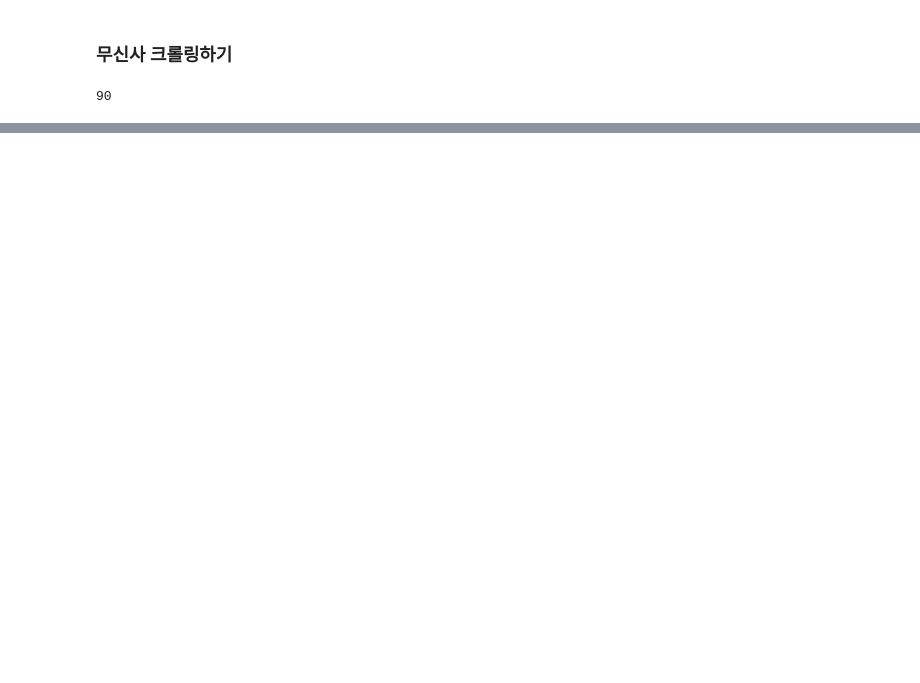
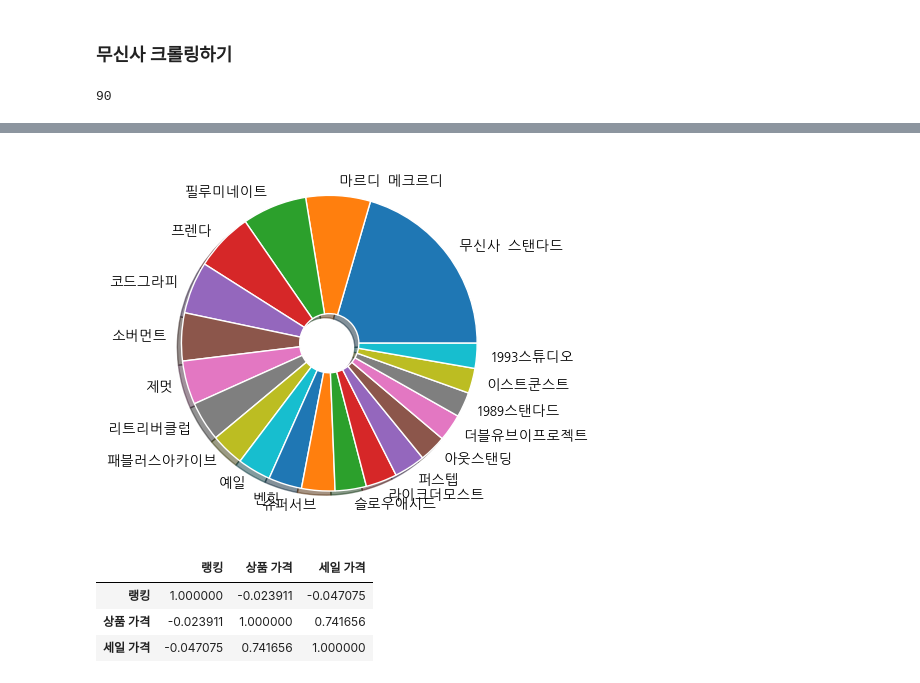
Before and after one commit to KangJeongTaek/pythonPractice, a Jupyter notebook: 무신사_크롤링/Lets.ipynb, the cells around one changed output, grey strips where cells are left out. Saved outputs shown, nothing was run; the diff lists cells and outputs as text; code cells hidden in the pictures; blank space fills up the shorter version.

```diff
--- a/무신사_크롤링/Lets.ipynb
+++ b/무신사_크롤링/Lets.ipynb
@@ -9,3 +13,9 @@ import requests
+# %%
+from matplotlib import rcParams,font_manager,rc
+font_path = 'C:/Windows/Fonts/NanumGothicCoding.ttf' #나눔고딕코딩체
+font_name = font_manager.FontProperties(fname=font_path).get_name() # 실제 설치된 폰트 이름 조회
+rc('font',family=font_name) # 한글깨짐 현상 해결!!
+rcParams['axes.unicode_minus'] = False # 한글 사용시 마이너스가 표시가 깨지는 걸 방지
 # %%
 driver = webdriver.Chrome()
 driver.get('https://www.musinsa.com/categories/item/001005?d_cat_cd=001005&brand=&list_kind=small&sort=pop_category&sub_sort=&page=2&display_cnt=90&exclusive_yn='\
@@ -60,0 +162,2 @@ df_musinsa = pd.DataFrame(data={'브랜드':pro_brnad_list,'제품명':pro_title
+# %%
+df_musinsa_top = pd.read_excel('./data/2024_03_21_무신사_맨투맨스웨트셔츠_판매순.xlsx')
@@ -60,0 +174,9 @@ df_musinsa = pd.DataFrame(data={'브랜드':pro_brnad_list,'제품명':pro_title
+# %%
+wedgeProps = {'width' : 0.8, 'edgecolor' : 'w', 'linewidth': 1}
+pie = df_musinsa_top['브랜드'].value_counts().head(20).plot.pie(shadow=True,wedgeprops=wedgeProps)
+
+
+pie.set_ylabel(None)
+plt.show()
+# %% [output]
+[figure, added]
@@ -60,0 +185,11 @@ df_musinsa = pd.DataFrame(data={'브랜드':pro_brnad_list,'제품명':pro_title
+# %%
+df_musinsa_top[['랭킹','상품 가격','세일 가격']].corr(method='pearson')
+
+## 랭킹과 상품 가격, 세일 가격과는 별 연관이 없다
+
+## 세일 가격과 상품 가격과의 연관성이 크다 // 상품 가격이 증가하면 대체로 세일 가격도 증가한다.
+# %% [output]
+|  | 랭킹 | 상품 가격 | 세일 가격 |
+| 랭킹 | 1.000000 | -0.023911 | -0.047075 |
+| 상품 가격 | -0.023911 | 1.000000 | 0.741656 |
+| 세일 가격 | -0.047075 | 0.741656 | 1.000000 |
```
Also changed, not shown: parts of 23 cells of this notebook, 4 other files.
